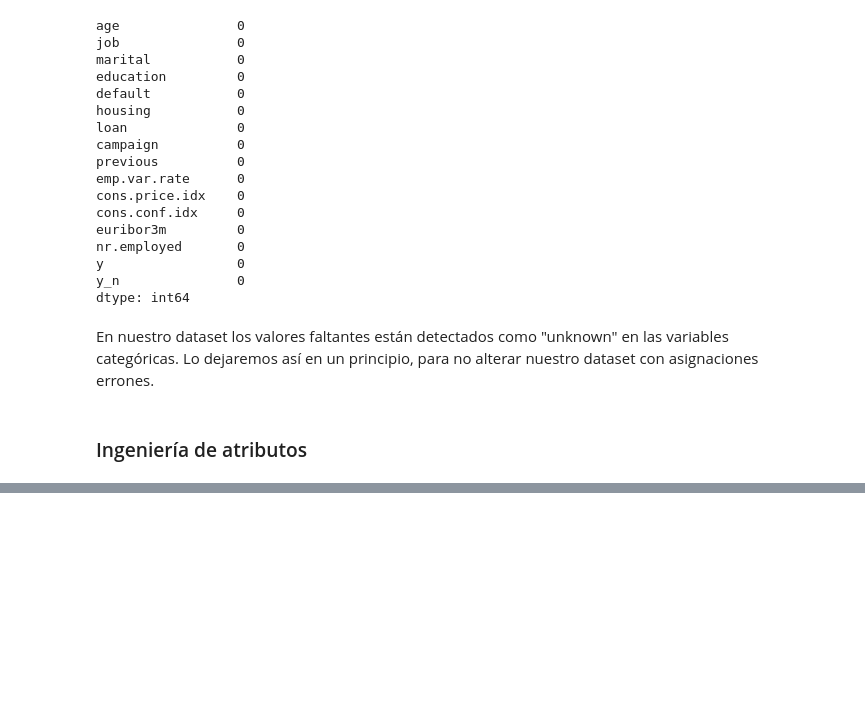
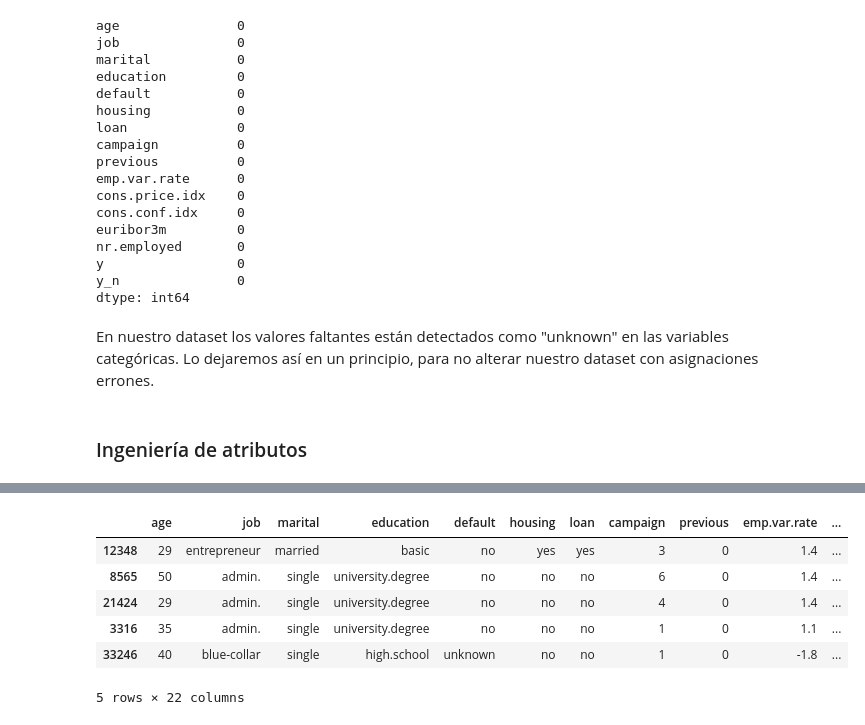
Before and after one commit to 4GeeksAcademy/Ejercicio-y-Tutorial-de-Regresion-Logistica-VLG, a Jupyter notebook: src/explore.ipynb, the cells around one changed output, grey strips where cells are left out. Drawn from its saved outputs; the diff is of its cells as text; code cells hidden in the pictures; blank space fills up the shorter version.

```diff
--- a/src/explore.ipynb
+++ b/src/explore.ipynb
@@ -511,0 +561,28 @@ En nuestro dataset los valores faltantes están detectados como "unknown" en las
+# %%
+# Crear copias de los datos originales
+X_train_cat_le = X_train.copy()
+X_test_cat_le = X_test.copy()
+
+# Crear un diccionario para almacenar un LabelEncoder por columna
+encoders = {}
+
+# Lista de columnas categóricas
+categorical_columns = ["job", "marital", "education", "default", "housing", "loan", "previous"]
+
+# Aplicar el LabelEncoder a cada columna categórica de X_train
+for col in categorical_columns:
+    encoder = LabelEncoder()  # Crear un nuevo LabelEncoder para cada columna
+    X_train_cat_le[f'{col}_le'] = encoder.fit_transform(X_train[col])  # Codificar y agregar como nueva columna
+    X_test_cat_le[f'{col}_le'] = encoder.transform(X_test[col])  # Aplicar la misma transformación a X_test
+    encoders[col] = encoder  # Guardar el encoder por si lo necesitas más tarde
+
+# Mostrar las primeras filas del DataFrame de entrenamiento transformado
+X_train_cat_le.head()
+# %% [output]
+|  | age | job | marital | education | default | housing | loan | campaign | previous | emp.var.rate | ... |
+| 12348 | 29 | entrepreneur | married | basic | no | yes | yes | 3 | 0 | 1.4 | ... |
+| 8565 | 50 | admin. | single | university.degree | no | no | no | 6 | 0 | 1.4 | ... |
+| 21424 | 29 | admin. | single | university.degree | no | no | no | 4 | 0 | 1.4 | ... |
+| 3316 | 35 | admin. | single | university.degree | no | no | no | 1 | 0 | 1.1 | ... |
+| 33246 | 40 | blue-collar | single | high.school | unknown | no | no | 1 | 0 | -1.8 | ... |
+5 rows × 22 columns
```
Also changed, not shown: parts of 4 cells of this notebook.
